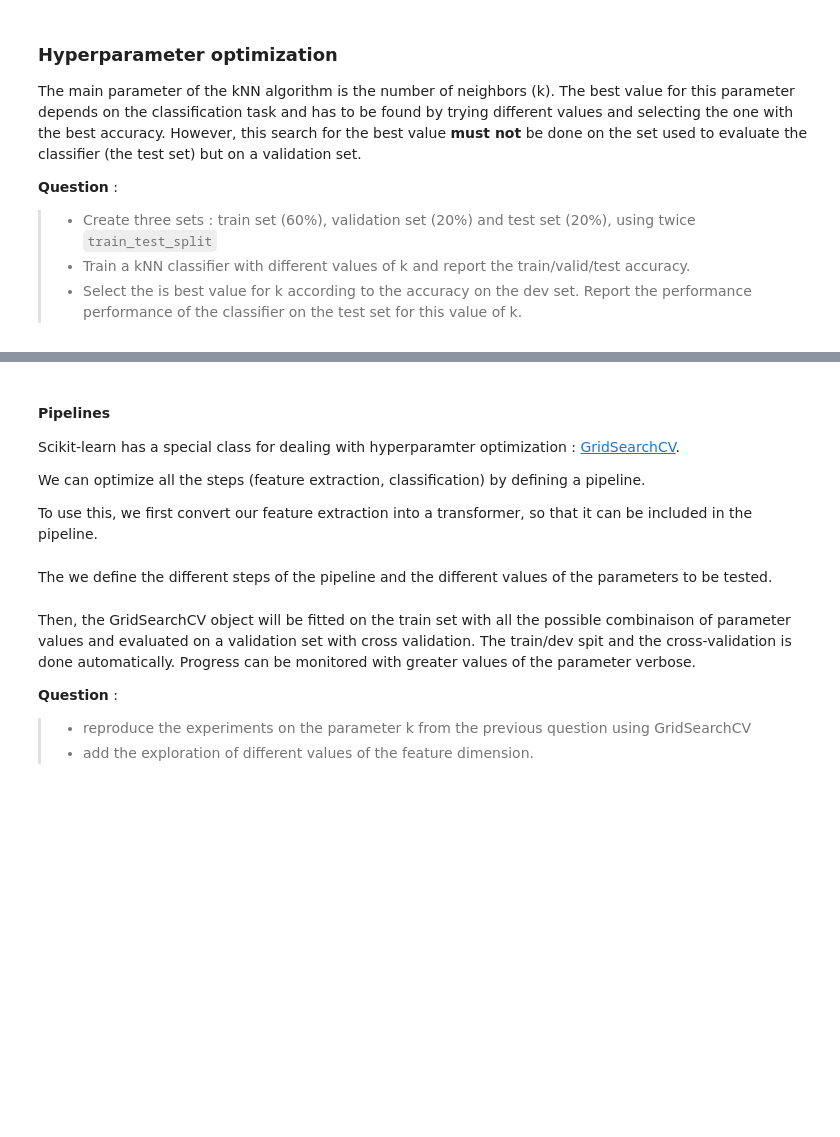
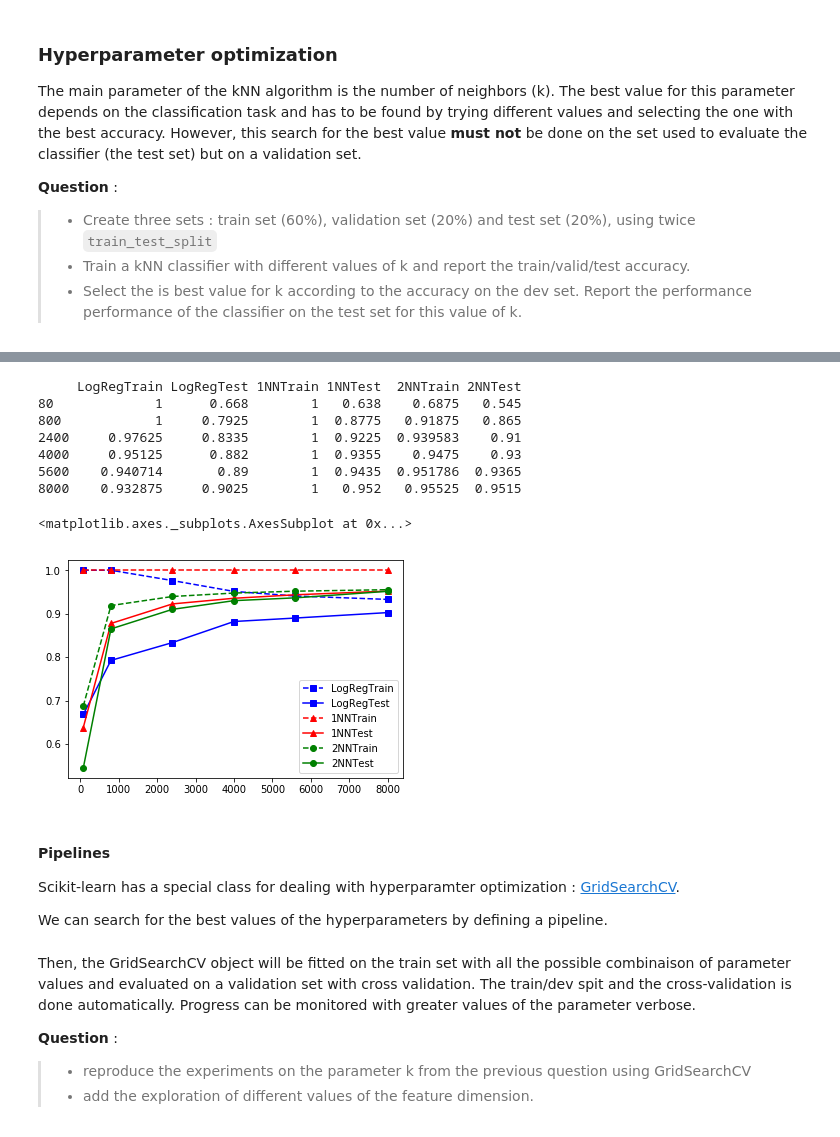
Before and after one commit to kermorvant/ml, a Jupyter notebook: notebooks/MNIST_all_stars.ipynb, the cells around one changed output, grey strips where cells are left out. Cells and saved outputs as stored; diff of their text form; code cells hidden in the pictures; blank space fills up the shorter version.

```diff
--- a/notebooks/MNIST_all_stars.ipynb
+++ b/notebooks/MNIST_all_stars.ipynb
@@ -204,8 +229,60 @@ _g = df_scores.plot()
+# %%
+
+
+X_train, X_test, y_train, y_test = train_test_split(X, y, test_size=0.2)
+nb_train = X_train.shape[0]
+print (nb_train)
+SIZES = [int(nb_train*x/100.) for x in [1,10,30,50,70,100]]
+df_scores = pd.DataFrame(columns=['LogRegTrain','LogRegTest','1NNTrain','1NNTest','2NNTrain','2NNTest'],index=SIZES)
+
+clf1 = linear_model.LogisticRegression()
+clf2 = neighbors.KNeighborsClassifier(1)
+clf3 = neighbors.KNeighborsClassifier(6)
+
+
+for sub_size in SIZES:
+
+    X_sub = X_train.iloc[:sub_size]
+    # get the index of the selected samples dans extract the corresponding targets
+    y_sub = y_train.iloc[:sub_size]
+    # train the models
+    clf1.fit(X_sub,y_sub)
+    clf2.fit(X_sub,y_sub)
+    clf3.fit(X_sub,y_sub)
+
+    # compute accuracy on train set
+    df_scores.at[sub_size,'LogRegTrain'] =  clf1.score(X_sub,y_sub)
+    # compute accuracy on test set
+    df_scores.at[sub_size,'LogRegTest'] =  clf1.score(X_test,y_test)
+
+    clf1.fit(X_sub,y_sub)
+    # compute accuracy on train set
+    df_scores.at[sub_size,'1NNTrain'] =  clf2.score(X_sub,y_sub)
+    # compute accuracy on test set
+    df_scores.at[sub_size,'1NNTest'] =  clf2.score(X_test,y_test)
+
+    clf3.fit(X_sub,y_sub)
+    # compute accuracy on train set
+    df_scores.at[sub_size,'2NNTrain'] =  clf3.score(X_sub,y_sub)
+    # compute accuracy on test set
+    df_scores.at[sub_size,'2NNTest'] =  clf3.score(X_test,y_test)
+    clear_output(wait=True)
+    print(df_scores)
+styles1 = ['bs--','bs-','r^--','r^-','go--','go-']
+df_scores.plot(style=styles1)
+# %% [output]
+     LogRegTrain LogRegTest 1NNTrain 1NNTest  2NNTrain 2NNTest
+80             1      0.668        1   0.638    0.6875   0.545
+800            1     0.7925        1  0.8775   0.91875   0.865
+2400     0.97625     0.8335        1  0.9225  0.939583    0.91
+4000     0.95125      0.882        1  0.9355    0.9475    0.93
+5600    0.940714       0.89        1  0.9435  0.951786  0.9365
+8000    0.932875     0.9025        1   0.952   0.95525  0.9515
+<matplotlib.axes._subplots.AxesSubplot at 0x...>
+[figure, added]
 # %% [markdown]
 #### Pipelines
 
 Scikit-learn has a special class for dealing with hyperparamter optimization :  [GridSearchCV](http://scikit-learn.org/stable/modules/generated/sklearn.model_selection.GridSearchCV.html).
 
-We can optimize all the steps (feature extraction, classification) by defining a pipeline.
-
-To use this, we first convert our feature extraction into a transformer, so that it can be included in the pipeline.
+We can search for the best values of the hyperparameters  by defining a pipeline.
@@ -231,5 +289,3 @@ class SubresolFeatures(BaseEstimator, TransformerMixin):
-# %% [markdown]
-The we define the different steps of the pipeline and the different values of the parameters to be tested.
 # %%
 from sklearn.pipeline import Pipeline
 
```
Also changed, not shown: parts of 27 cells of this notebook, 2 other files.
